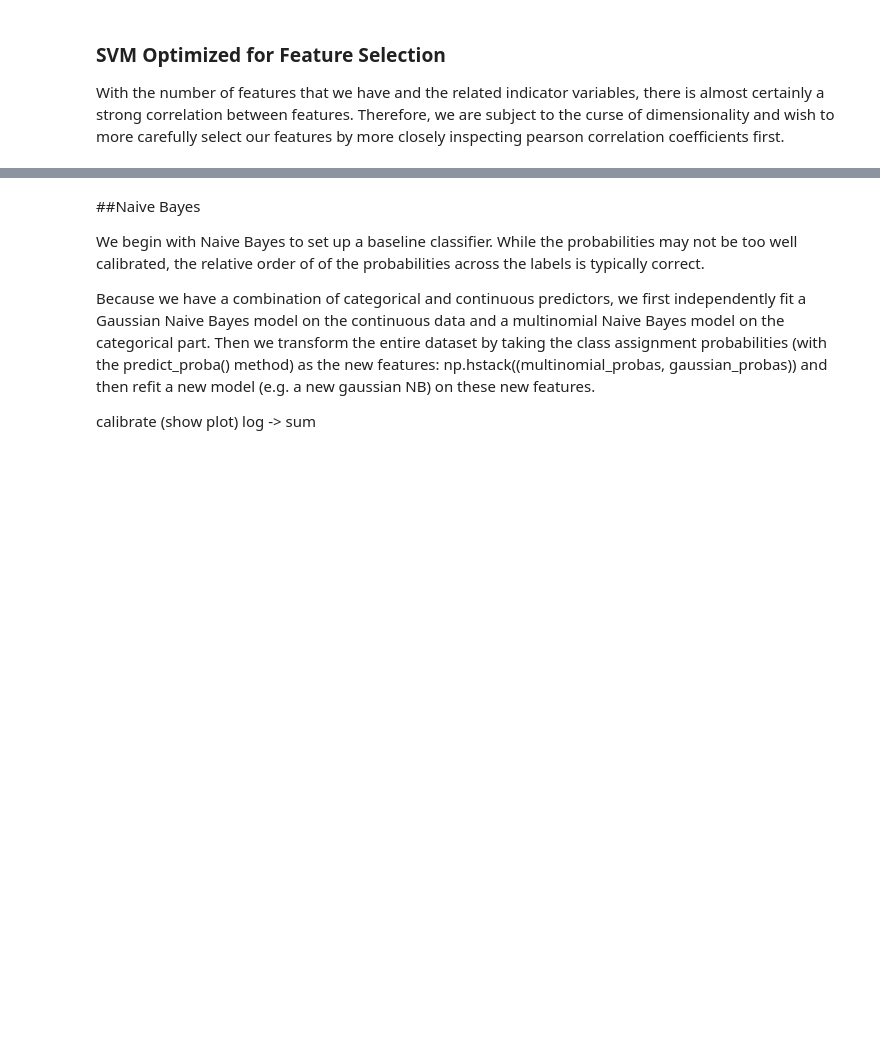
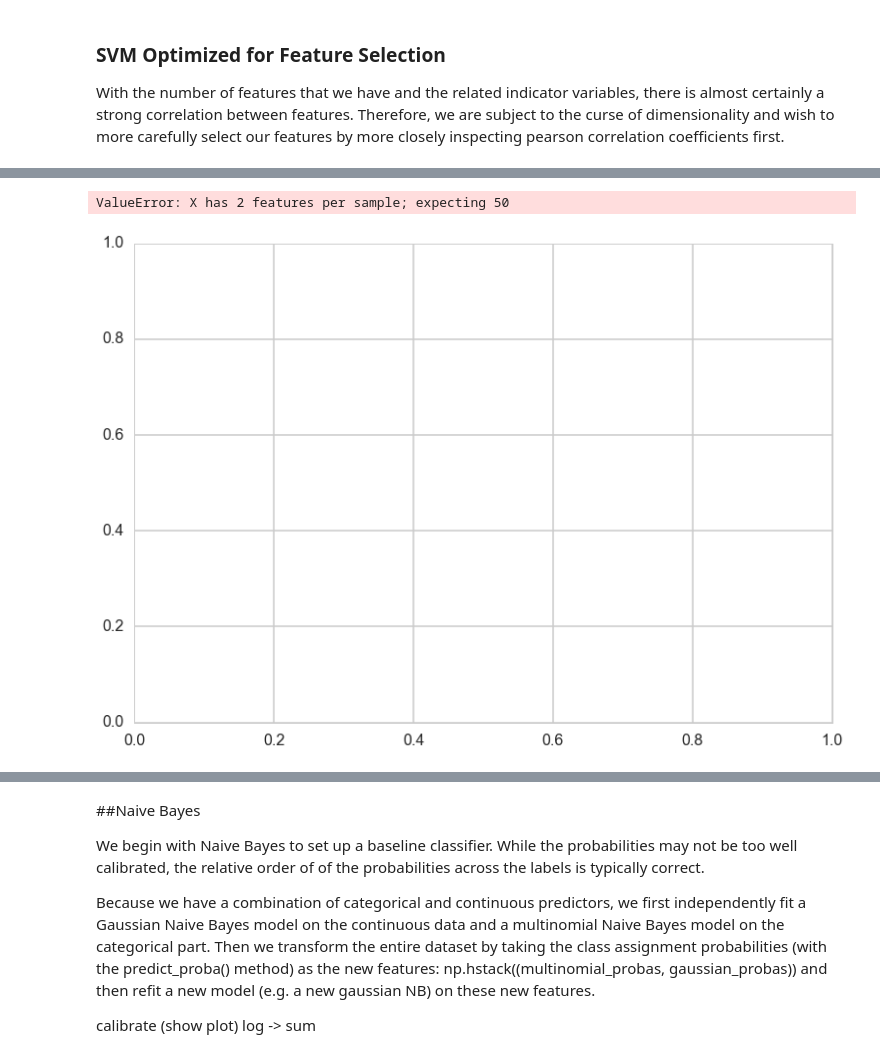
Before and after one commit to lhz1029/WellWatchers, a Jupyter notebook: Data_Exploration_and_Models_Cindy.ipynb, the cells around one changed output, grey strips where cells are left out. Cells and saved outputs as stored; diff of their text form; code cells hidden in the pictures; blank space fills up the shorter version.

```diff
--- a/Data_Exploration_and_Models_Cindy.ipynb
+++ b/Data_Exploration_and_Models_Cindy.ipynb
@@ -469,0 +509,4 @@ With the number of features that we have and the related indicator variables, th
+# %%
+status_dict = {'non functional': 0, 'functional needs repair': 0.5, 'functional': 1}
+
+# lab_compare = df_formatted.replace({'status_group': status_dict}, inplace=False)['status_group']
@@ -469,0 +515,15 @@ With the number of features that we have and the related indicator variables, th
+# %%
+# get correlation coefficients
+correlations=[]
+dftousetrain=df_formatted[mask]
+lab_compare=df_formatted[mask].replace({'status_group': status_dict}, inplace=False)['status_group']
+for col in lcols:
+    r=pearsonr(dftousetrain[col], lab_compare)[0]
+    correlations.append(dict(feature=col,corr=r, abscorr=np.abs(r)))
+
+# sort correlations and place the most correlated/anti-correlated in a new list of columns to use
+bpdf=pd.DataFrame(correlations).sort('abscorr', ascending=False)
+bpdf.set_index(['feature'], inplace=True)
+newlcols = list(bpdf.head(50).index.get_values())
+
+print newlcols
@@ -469,0 +532,3 @@ With the number of features that we have and the related indicator variables, th
+# %%
+%%time
+clfsvm, Xtrain, ytrain, Xtest, ytest = do_classify(LinearSVC(loss="hinge"), {"C": [0.001, 0.01, 0.1, 1.0, 10.0, 100.0]}, df_formatted, newlcols, 'status_group',1, mask=mask)
@@ -469,0 +547,8 @@ With the number of features that we have and the related indicator variables, th
+# %%
+Xtr=np.concatenate((Xtrain, Xtest))
+plt.figure()
+ax=plt.gca()
+points_plot(ax, Xtrain, Xtest, ytrain, ytest, clfsvm);
+# %% [output]
+ValueError: X has 2 features per sample; expecting 50
+[figure, added]
```
Also changed, not shown: parts of 47 cells of this notebook.
